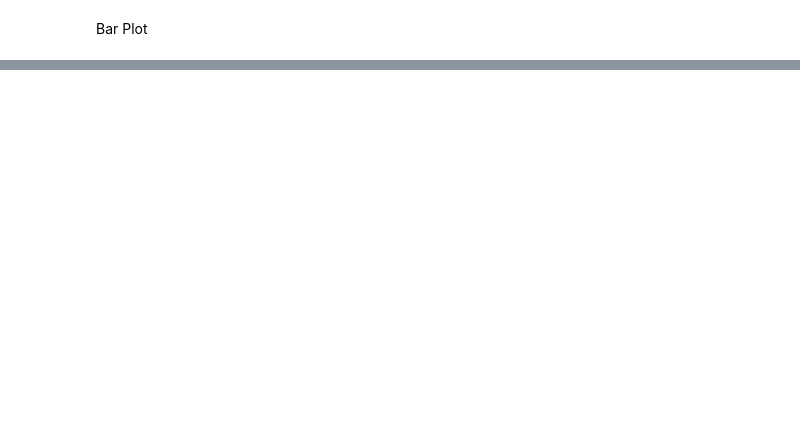
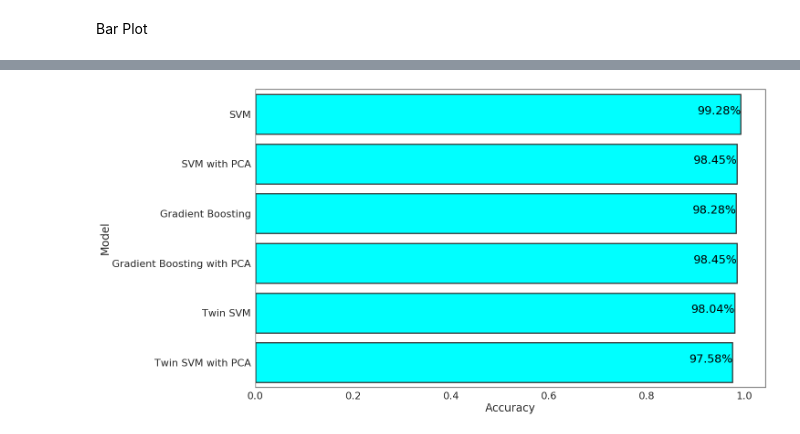
Before and after one commit to Jakesh-Bohaju/Brain-Tumor-Detection-And-Classification, a Jupyter notebook: Finale Classification.ipynb, the cells around one changed output, grey strips where cells are left out. Saved outputs shown, nothing was run; the diff lists cells and outputs as text; code cells hidden in the pictures; blank space fills up the shorter version.

```diff
--- a/Finale Classification.ipynb
+++ b/Finale Classification.ipynb
@@ -598,7 +739,11 @@ result
 # %%
-sns.set(rc={'figure.figsize':(20, 8)})
-ax = sns.barplot(x=result['Accuracy'], y=result['Model'], data=result)
+sns.set(rc={'figure.figsize':(20, 12)},font_scale = 2)
+sns.set_style("white")
+ax = sns.barplot(x=result['Accuracy'], y=result['Model'], data=result, linewidth=2.5,facecolor=[0,1,1,1],
+                  edgecolor=".2")
 for index, row in result.iterrows():
-    ax.text(row.Accuracy,row.name, str(round(row.Accuracy*100,2))+'%', color='black', ha="right")
-ax.figure.savefig("Accuracy Bar Plot.png")
+    ax.text(row.Accuracy,row.name, str(round(row.Accuracy*100,2))+'%', color='black', ha="right", fontsize=25)
+ax.figure.savefig("Accuracy Bar Plot.png",bbox_inches='tight')
+# %% [output]
+[figure, added]
 # %%
```
Also changed, not shown: parts of 38 cells of this notebook, 23 other files.
